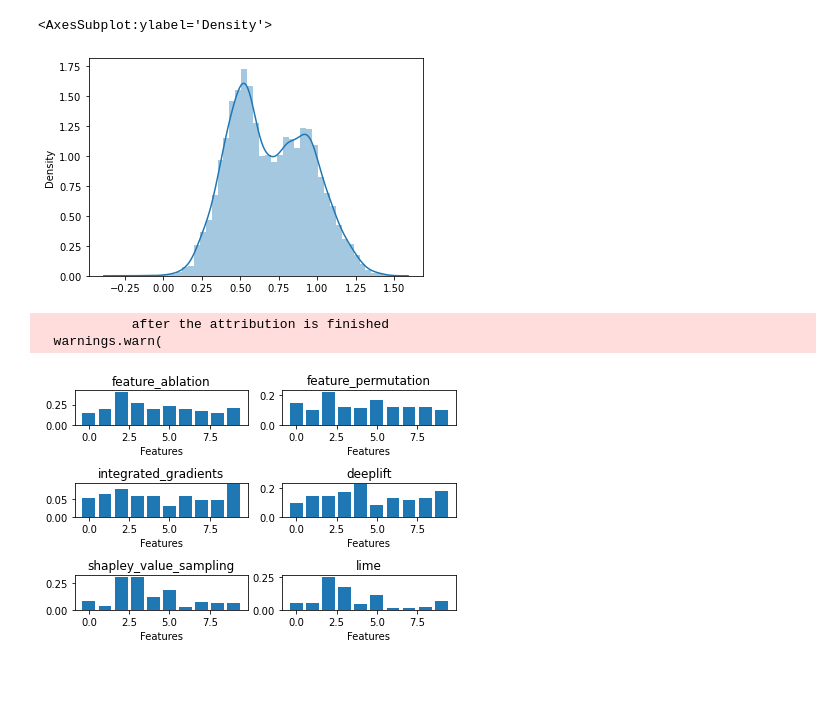
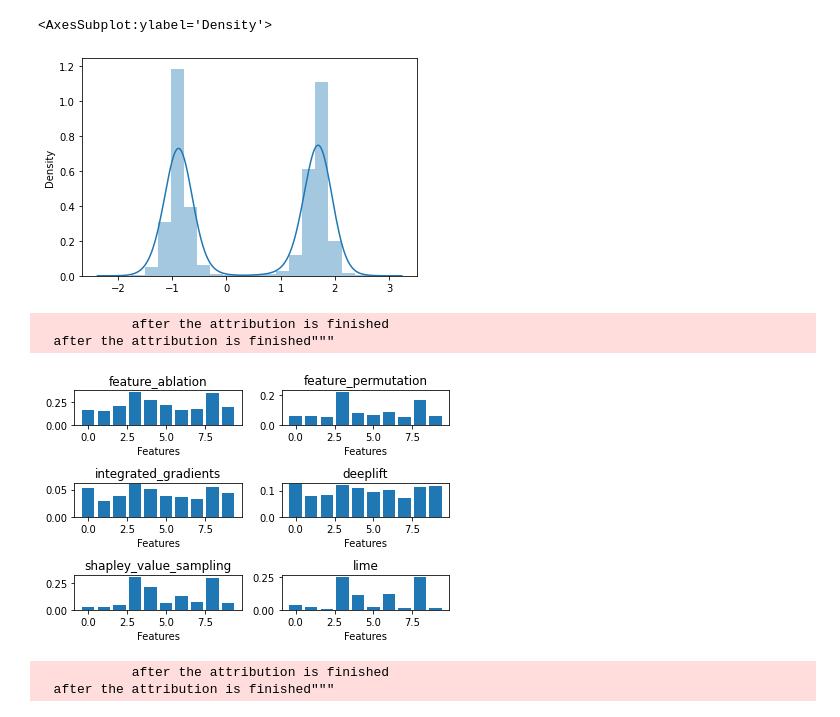
Before and after one commit to JonathanCrabbe/ITErpretability, a Jupyter notebook: test_iterpretability.ipynb, the cells around one changed output. Drawn from its saved outputs; the diff is of its cells as text; code cells hidden in the pictures; blank space fills up the shorter version.

```diff
--- a/test_iterpretability.ipynb
+++ b/test_iterpretability.ipynb
@@ -29,0 +40,8 @@ X, W_synth, Y_synth, po0, po1, propensity = sim.simulate_dataset(X_raw, predicti
+# %%
+X_raw_train, X_raw_test = load('twins', train_ratio=0.9)
+sim = SyntheticSimulatorModulatedNonLinear(X_raw_train, num_important_features=4, seed=66, non_linearity_scale=1)
+predictive_scale = 1
+# %%
+X_train, W_train, Y_train, po0_train, po1_train, propensity_train = sim.simulate_dataset(X_raw_train,
+                                                                                         predictive_scale=1,
+                                                                                         binary_outcome=False)
@@ -45,6 +79,6 @@ sns.distplot(po1-po0)
 # %%
-sns.distplot(Y_synth)
+sns.distplot(Y_train)
 # %% [output]
 <AxesSubplot:ylabel='Density'>
-[figure, old version]
+[figure, new version]
 # %%
@@ -60,8 +88,13 @@ learner = TLearner(
 learner.fit(X=X_train, y=Y_train, w=W_train)
 explainer = Explainer(learner, feature_names=list(range(X_train.shape[1])))
 # %%
-explainer.plot(X[-20:])
+explainer.plot(X_test[:100])
 # %% [output]
             after the attribution is finished
-  warnings.warn(
+  after the attribution is finished"""
-[figure, old version]
+[figure, new version]
+# %%
+all_explanations = explainer.explain(X_test[:100])
+# %% [output]
+            after the attribution is finished
+  after the attribution is finished"""
```
Also changed, not shown: parts of 24 cells of this notebook, 14 other files.
